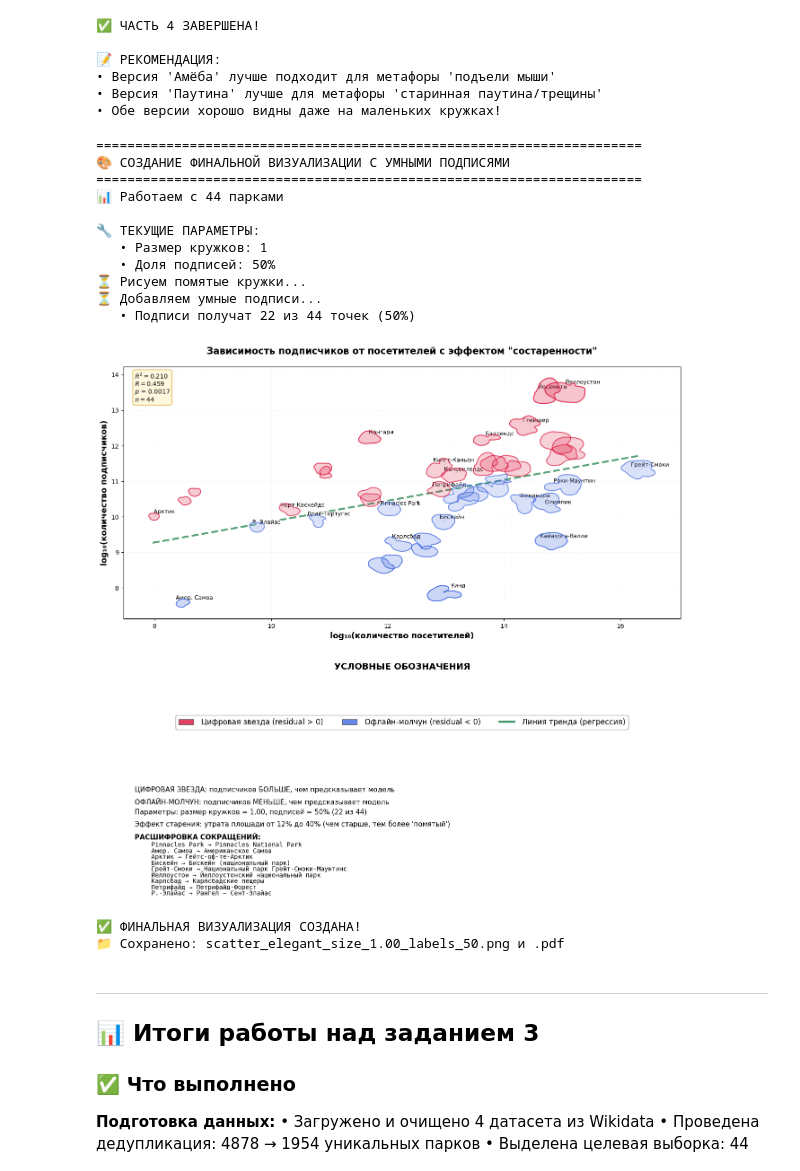
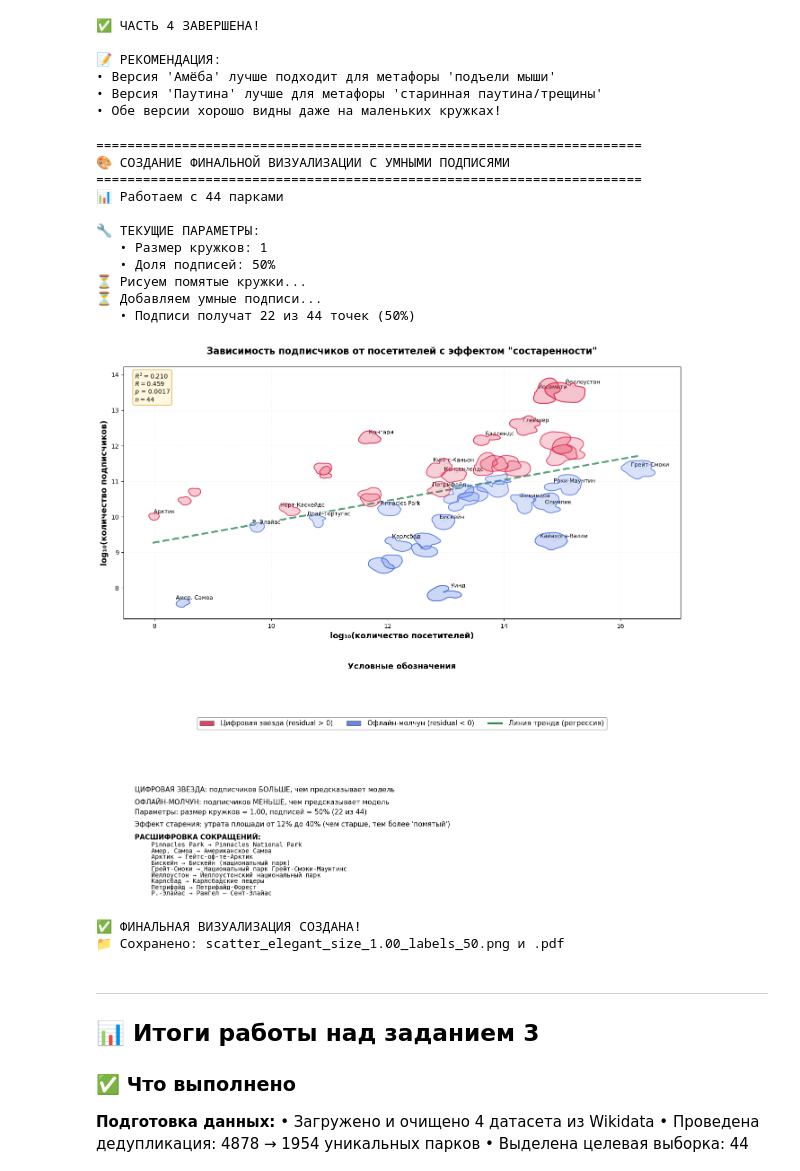
Before and after one commit to ksyushik31/python-ai-Puhlenko-Ksenia, a Jupyter notebook: notebooks/week3_visualization_crack.ipynb, the cells around one changed output. Saved outputs shown, nothing was run; the diff lists cells and outputs as text; code cells hidden in the pictures.

```diff
--- a/notebooks/week3_visualization_crack.ipynb
+++ b/notebooks/week3_visualization_crack.ipynb
@@ -1130,18 +1130,16 @@ legend_elements = [
 
 ]
 
-# Заголовок легенды - в самый верх
-ax_legend.text(0.5, 0.95, 'УСЛОВНЫЕ ОБОЗНАЧЕНИЯ',
-               transform=ax_legend.transAxes, fontsize=14,
+ax_legend.text(0.5, 0.95, 'Условные обозначения',
+               transform=ax_legend.transAxes, fontsize=13,
                fontweight='bold', ha='center', va='top')
 
-# Сама легенда - в самый низ
 ax_legend.legend(handles=legend_elements,
                  loc='lower center',
                  bbox_to_anchor=(0.5, 0.02),
-                 fontsize=12, frameon=True, fancybox=True,
+                 fontsize=11, frameon=True, fancybox=True,
                  edgecolor='gray', ncol=3,
-                 columnspacing=2.5, handletextpad=1.0)
+                 columnspacing=2.0, handletextpad=1.0)
 
 # ═══════════════════════════════════════════════════════════════
 # ПОЯСНЕНИЯ (В ОТДЕЛЬНОЙ ОБЛАСТИ)
@@ -1164,34 +1162,34 @@ if abbreviations:
     ax_explanations.text(0.02, abbr_y, "РАСШИФРОВКА СОКРАЩЕНИЙ:",
                          transform=ax_explanations.transAxes,
                          fontsize=11, fontweight='bold')
 
     for i, (short, full) in enumerate(sorted(abbreviations.items())):
         ax_explanations.text(0.05, abbr_y - 0.1 - i*0.08, f"{short} → {full}",
                              transform=ax_explanations.transAxes,
                              fontsize=10, fontfamily='monospace')
 
 plt.tight_layout()
 
 # Сохраняем
 plt.savefig(f'scatter_elegant_size_{CIRCLE_SIZE_FACTOR:.2f}_labels_{LABEL_COVERAGE}.png', dpi=300, bbox_inches='tight')
 plt.savefig(f'scatter_elegant_size_{CIRCLE_SIZE_FACTOR:.2f}_labels_{LABEL_COVERAGE}.pdf', bbox_inches='tight')
 plt.show()
 
 print("\n✅ ФИНАЛЬНАЯ ВИЗУАЛИЗАЦИЯ СОЗДАНА!")
 print(f"📁 Сохранено: scatter_elegant_size_{CIRCLE_SIZE_FACTOR:.2f}_labels_{LABEL_COVERAGE}.png и .pdf")
 # %% [output]
 ======================================================================
 🎨 СОЗДАНИЕ ФИНАЛЬНОЙ ВИЗУАЛИЗАЦИИ С УМНЫМИ ПОДПИСЯМИ
 ======================================================================
 📊 Работаем с 44 парками
 
 🔧 ТЕКУЩИЕ ПАРАМЕТРЫ:
    • Размер кружков: 1
    • Доля подписей: 50%
 ⏳ Рисуем помятые кружки...
 ⏳ Добавляем умные подписи...
    • Подписи получат 22 из 44 точек (50%)
-[figure, old version]
+[figure, new version]
 ✅ ФИНАЛЬНАЯ ВИЗУАЛИЗАЦИЯ СОЗДАНА!
 📁 Сохранено: scatter_elegant_size_1.00_labels_50.png и .pdf
 # %% [markdown]
```
